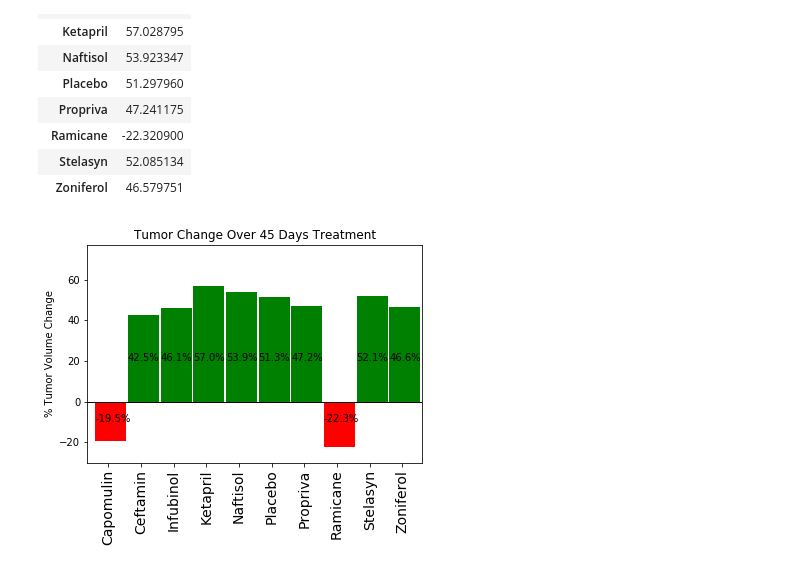
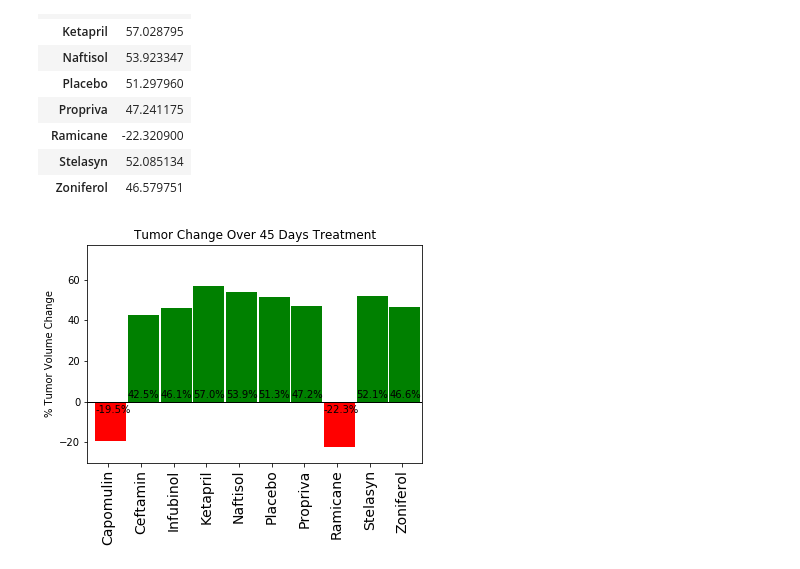
Before and after one commit to teomotun/Pymaceuticals, a Jupyter notebook: Pymaceuticals/pymaceuticals_starter.ipynb, the cells around one changed output. Cells and saved outputs as stored; diff of their text form; code cells hidden in the pictures.

```diff
--- a/Pymaceuticals/pymaceuticals_starter.ipynb
+++ b/Pymaceuticals/pymaceuticals_starter.ipynb
@@ -381,33 +381,33 @@ colors = ["green" if item >= 0 else "red" for item in percent_change["% Change"]
 
 #Plot the data, add labels, limits
 summary_bar = plt.subplot()
 percentchange = summary_bar
 percentchange.bar(x_axis, percent_change["% Change"], color=colors, align="edge", width=0.95)
 plt.title("Tumor Change Over 45 Days Treatment")
 plt.axhline(linewidth=1, color='black', y=0)
 plt.ylabel("% Tumor Volume Change")
 plt.xlim(-0.25, len(test_drugs))
 plt.ylim(-30, max(percent_change["% Change"]) + 20)
 plt.xticks(fontsize=14)
 
 #loop through values in the y list to determine where label is placed
 count = 0
 list = []
 for y in percent_change["% Change"]:
     list.append(y)
 for x in percent_change["% Change"]:
     if x < 0:
-        ybar = -10
+        ybar = -5.5
     else:
-        ybar = 20
+        ybar = 2
     index=x_axis[count]
     plt.text(count, ybar, str(round(x,1)) + "%", ha='left', color='black')
     count += 1
 
 # Save the Figure
 plt.savefig("Images/Tumor_change_over_45_days.png")
 
 # Show the Figure
 plt.show()
 # %% [output]
-[figure, old version]
+[figure, new version]
```
Also changed, not shown: 1 other file.
